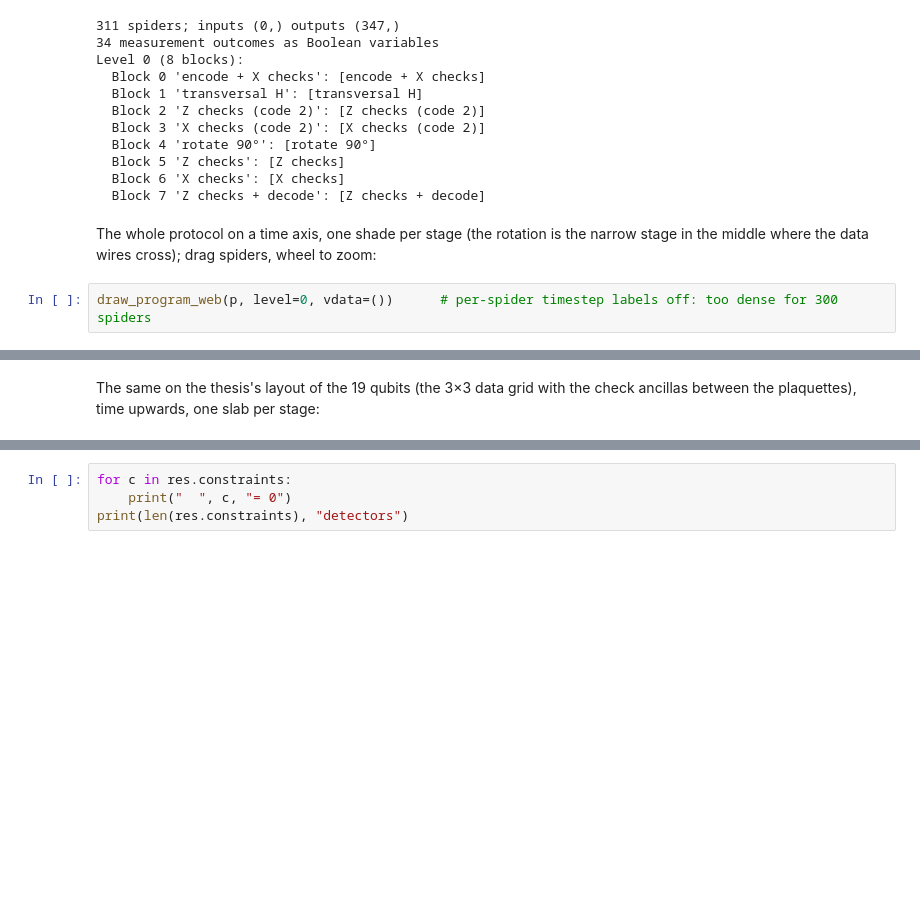
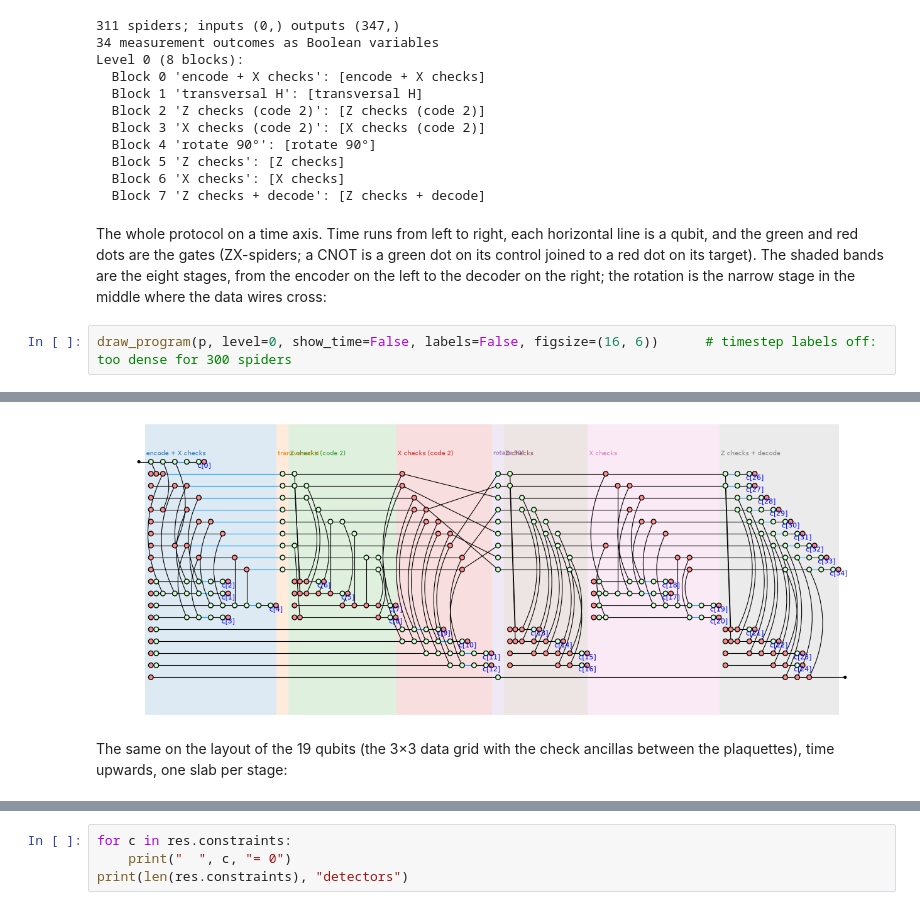
Before and after one commit to JennyLiu0716/SQZ, a Jupyter notebook: examples/FoldTransversalHadamard.ipynb, the cells around one changed output, grey strips where cells are left out. Drawn from its saved outputs; the diff is of its cells as text; blank space fills up the shorter version.

```diff
--- a/examples/FoldTransversalHadamard.ipynb
+++ b/examples/FoldTransversalHadamard.ipynb
@@ -65,7 +80,7 @@ Level 0 (8 blocks):
   Block 6 'X checks': [X checks]
   Block 7 'Z checks + decode': [Z checks + decode]
 # %% [markdown]
-The whole protocol on a time axis, one shade per stage (the rotation is the narrow stage in the middle where the data wires cross); drag spiders, wheel to zoom:
+The whole protocol on a time axis. Time runs from left to right, each horizontal line is a qubit, and the green and red dots are the gates (ZX-spiders; a CNOT is a green dot on its control joined to a red dot on its target). The shaded bands are the eight stages, from the encoder on the left to the decoder on the right; the rotation is the narrow stage in the middle where the data wires cross:
 # %%
-draw_program_web(p, level=0, vdata=())      # per-spider timestep labels off: too dense for 300 spiders
+draw_program(p, level=0, show_time=False, labels=False, figsize=(16, 6))      # timestep labels off: too dense for 300 spiders
 # %% [output]
@@ -73,5 +87,6 @@ draw_program_web(p, level=0, vdata=())      # per-spider timestep labels off: to
+[figure, added]
 # %% [markdown]
-The same on the thesis's layout of the 19 qubits (the 3×3 data grid with the check ancillas between the plaquettes), time upwards, one slab per stage:
+The same on the layout of the 19 qubits (the 3×3 data grid with the check ancillas between the plaquettes), time upwards, one slab per stage:
 # %%
 coords = {0: (0, 0), 1: (1, 1), 2: (2, 1), 3: (3, 1), 4: (1, 2), 5: (2, 2), 6: (3, 2), 7: (1, 3), 8: (2, 3), 9: (3, 3),
           10: (2.5, 0.5), 11: (1.5, 1.5), 12: (2.5, 2.5), 13: (1.5, 3.5), 14: (0, 1.5), 15: (2.5, 1.5), 16: (1.5, 2.5), 17: (3.5, 2.5), 18: (0, 4)}
```
Also changed, not shown: parts of 36 cells of this notebook, 23 other files.
